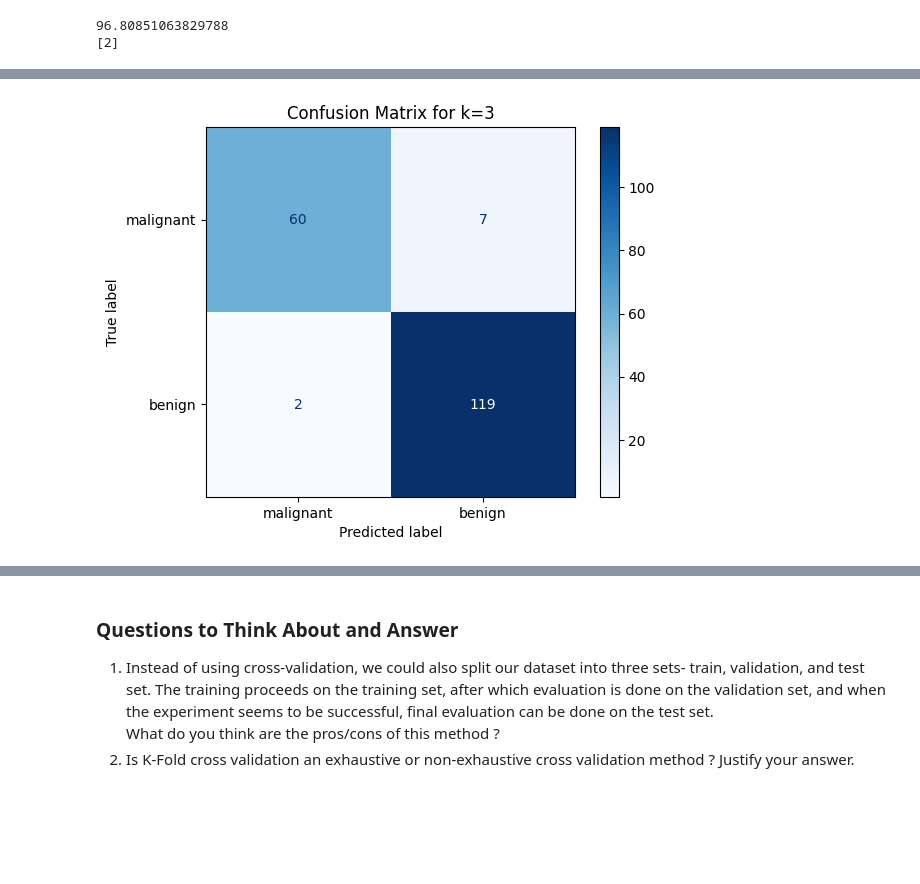
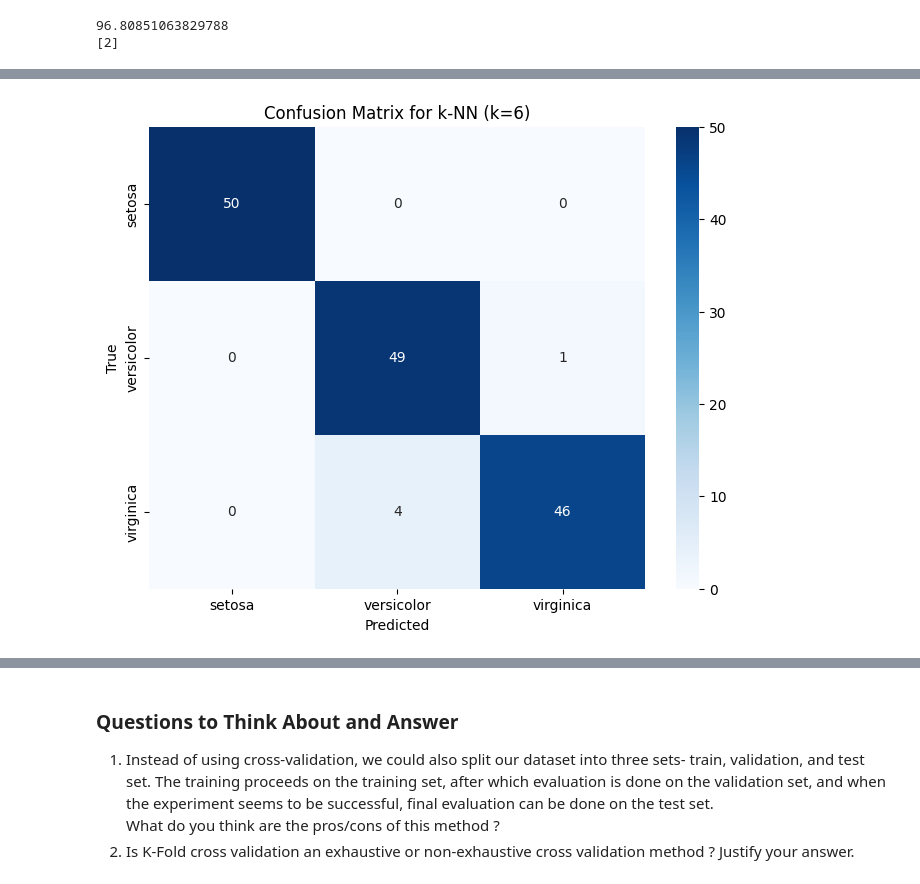
Before and after one commit to varshitha775/FMML_LABS_PROJECTS_26, a Jupyter notebook: mod3_lab4.ipynb, the cells around one changed output, grey strips where cells are left out. Saved outputs shown, nothing was run; the diff lists cells and outputs as text; code cells hidden in the pictures; blank space fills up the shorter version.

```diff
--- a/mod3_lab4.ipynb
+++ b/mod3_lab4.ipynb
@@ -319,61 +315,53 @@ print(optimal_ks)
 ## TASK-2:
 ## Plot a confusion matrix for the classification above on the scaled data (using the optimal value of k)
 ## Also print out the Precision, Recall and F1-score values
-import pandas as pd
+# Import necessary libraries
 import numpy as np
+import seaborn as sns
 import matplotlib.pyplot as plt
-import seaborn as sns
+from sklearn.datasets import load_iris
+from sklearn.model_selection import StratifiedKFold, GridSearchCV
+from sklearn.preprocessing import StandardScaler
 from sklearn.neighbors import KNeighborsClassifier
-from sklearn import datasets
-from sklearn.model_selection import train_test_split, cross_val_score
-from sklearn.preprocessing import StandardScaler
-from sklearn.metrics import confusion_matrix, classification_report, ConfusionMatrixDisplay
+from sklearn.metrics import confusion_matrix, classification_report
 
-# Load the dataset
-cancer = datasets.load_breast_cancer(as_frame=True)
+# Load the Iris dataset
+data = load_iris()
+X, y = data.data, data.target
 
-# Prepare the data
-X = cancer.data
-y = cancer.target
+# Step 1: Standardize the data
+scaler = StandardScaler()
+X_scaled = scaler.fit_transform(X)
 
-# Split the data into training and test sets
-X_train, X_test, y_train, y_test = train_test_split(X, y, test_size=0.33, random_state=17)
+# Step 2: Use GridSearchCV to find the optimal value of k for k-NN
+param_grid = {'n_neighbors': np.arange(1, 21)}  # Test for k from 1 to 20
+knn = KNeighborsClassifier()
+grid_search = GridSearchCV(knn, param_grid, cv=5, scoring='accuracy')
+grid_search.fit(X_scaled, y)
 
-# Standardization
-scaler = StandardScaler()
-X_train = scaler.fit_transform(X_train)
-X_test = scaler.transform(X_test)
-
-# Section 1.1: Changing Value of K
-neighbors = []
-scores_list = []
-
-for k in range(1, 25):
-    neighbors.append(k)
-    knn = KNeighborsClassifier(n_neighbors=k)
-    scores = cross_val_score(knn, X_train, y_train, cv=5)
-    scores_list.append(scores.mean())
-
-# Find the optimal k
-optimal_k = neighbors[scores_list.index(max(scores_list))]
+# Get the best k from GridSearchCV
+optimal_k = grid_search.best_params_['n_neighbors']
 print(f"Optimal value of k: {optimal_k}")
 
-# Fit the model with the optimal k
-knn_optimal = KNeighborsClassifier(n_neighbors=optimal_k)
-knn_optimal.fit(X_train, y_train)
+# Step 3: Train the k-NN classifier with the optimal k
+model = KNeighborsClassifier(n_neighbors=optimal_k)
+model.fit(X_scaled, y)
 
-# Make predictions
-y_pred = knn_optimal.predict(X_test)
+# Step 4: Generate predictions
+y_pred = model.predict(X_scaled)
 
-# Calculate confusion matrix
-cm = confusion_matrix(y_test, y_pred)
+# Step 5: Confusion Matrix
+cm = confusion_matrix(y, y_pred)
 
-# Plot confusion matrix
-disp = ConfusionMatrixDisplay(confusion_matrix=cm, display_labels=cancer.target_names)
-disp.plot(cmap=plt.cm.Blues)
-plt.title(f'Confusion Matrix for k={optimal_k}')
+# Plot the confusion matrix
+plt.figure(figsize=(8, 6))
+sns.heatmap(cm, annot=True, fmt='d', cmap='Blues', xticklabels=data.target_names, yticklabels=data.target_names)
+plt.title(f"Confusion Matrix for k-NN (k={optimal_k})")
+plt.xlabel('Predicted')
+plt.ylabel('True')
 plt.show()
 
-# Calculate Precision, Recall, and F1-score
-print(classification_report(y_test, y_pred, target_names=cancer.target_names))
+# Print classification report (Precision, Recall, F1-score)
+report = classification_report(y, y_pred, target_names=data.target_names)
+print(report)
 # %% [output]
@@ -381,3 +369,3 @@ Optimal value of k: 3
-[figure, old version]
+[figure, new version]
               precision    recall  f1-score   support
 
```
Also changed, not shown: parts of 8 cells of this notebook.
